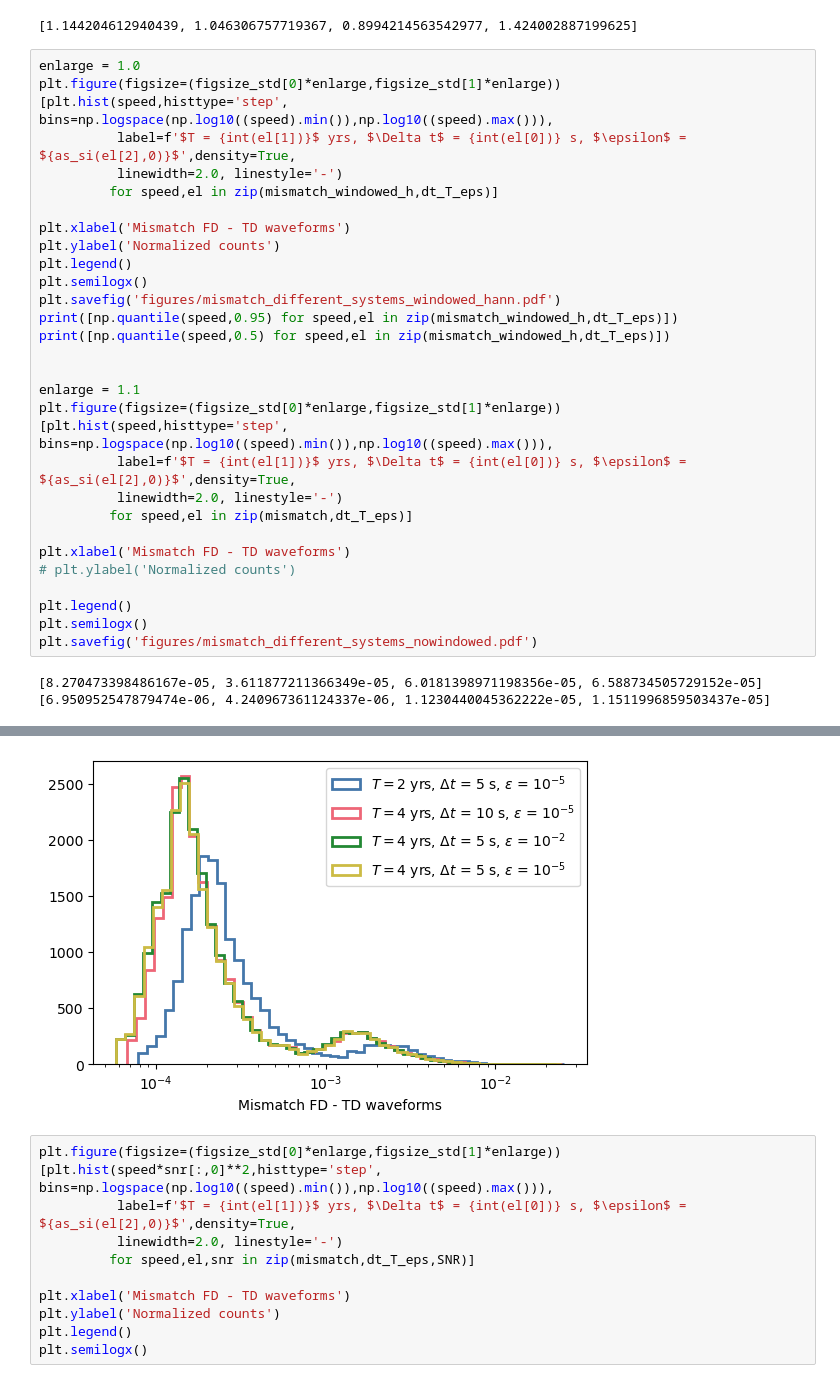
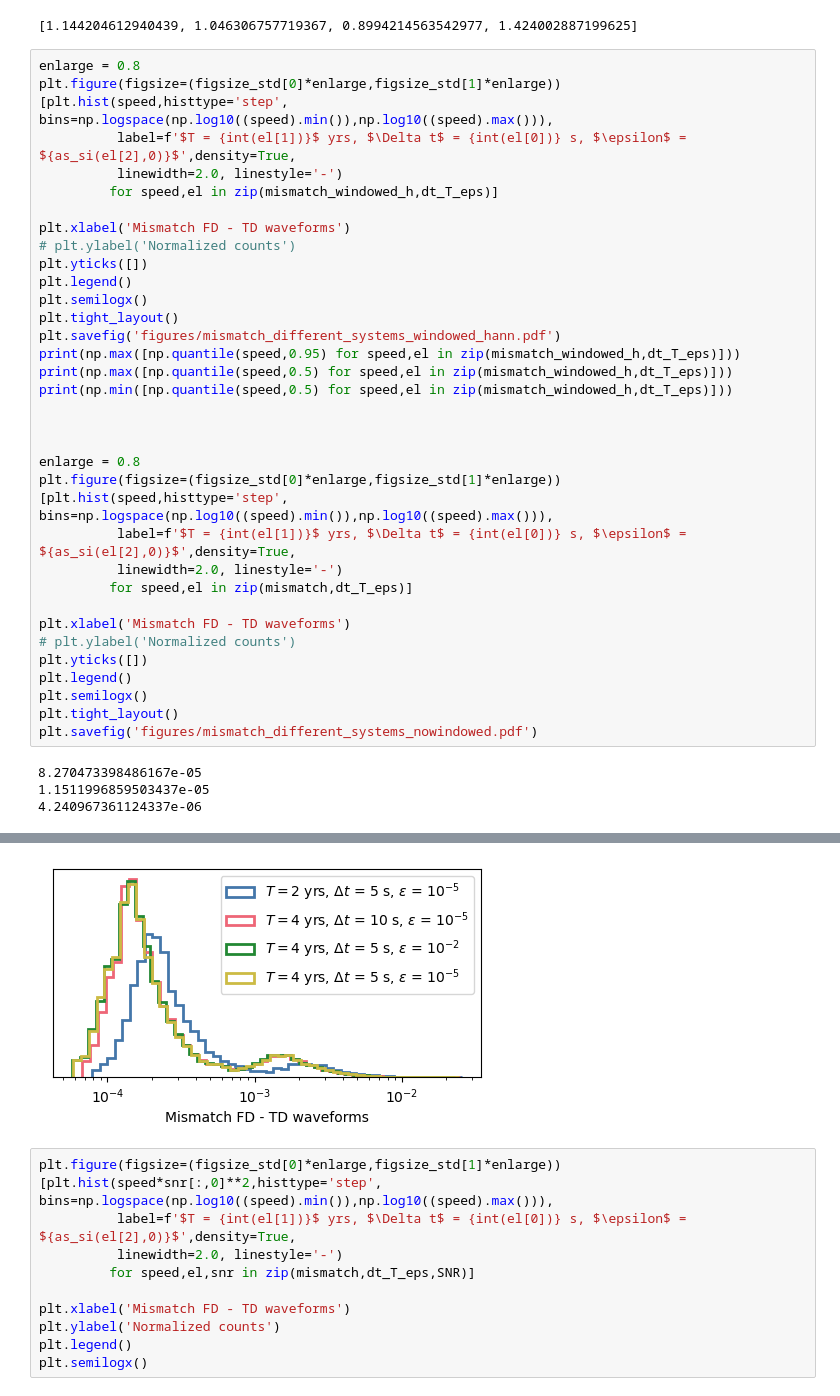
Before and after one commit to lorenzsp/EMRI_FrequencyDomainWaveforms, a Jupyter notebook: single_waveform_analysis.ipynb, the cells around one changed output, grey strips where cells are left out. Drawn from its saved outputs; the diff is of its cells as text.

```diff
--- a/single_waveform_analysis.ipynb
+++ b/single_waveform_analysis.ipynb
@@ -537,7 +538,7 @@ plt.savefig('figures/speed_different_systems.pdf')
 # %% [output]
 [1.144204612940439, 1.046306757719367, 0.8994214563542977, 1.424002887199625]
 # %%
-enlarge = 1.0
+enlarge = 0.8
 plt.figure(figsize=(figsize_std[0]*enlarge,figsize_std[1]*enlarge))
 [plt.hist(speed,histtype='step', bins=np.logspace(np.log10((speed).min()),np.log10((speed).max())),
           label=f'$T = {int(el[1])}$ yrs, $\Delta t$ = {int(el[0])} s, $\epsilon$ = ${as_si(el[2],0)}$',density=True,
@@ -545,15 +546,19 @@ plt.figure(figsize=(figsize_std[0]*enlarge,figsize_std[1]*enlarge))
          for speed,el in zip(mismatch_windowed_h,dt_T_eps)]
 
 plt.xlabel('Mismatch FD - TD waveforms')
-plt.ylabel('Normalized counts')
+# plt.ylabel('Normalized counts')
+plt.yticks([])
 plt.legend()
 plt.semilogx()
+plt.tight_layout()
 plt.savefig('figures/mismatch_different_systems_windowed_hann.pdf')
-print([np.quantile(speed,0.95) for speed,el in zip(mismatch_windowed_h,dt_T_eps)])
-print([np.quantile(speed,0.5) for speed,el in zip(mismatch_windowed_h,dt_T_eps)])
+print(np.max([np.quantile(speed,0.95) for speed,el in zip(mismatch_windowed_h,dt_T_eps)]))
+print(np.max([np.quantile(speed,0.5) for speed,el in zip(mismatch_windowed_h,dt_T_eps)]))
+print(np.min([np.quantile(speed,0.5) for speed,el in zip(mismatch_windowed_h,dt_T_eps)]))
 
 
-enlarge = 1.1
+
+enlarge = 0.8
 plt.figure(figsize=(figsize_std[0]*enlarge,figsize_std[1]*enlarge))
 [plt.hist(speed,histtype='step', bins=np.logspace(np.log10((speed).min()),np.log10((speed).max())),
           label=f'$T = {int(el[1])}$ yrs, $\Delta t$ = {int(el[0])} s, $\epsilon$ = ${as_si(el[2],0)}$',density=True,
@@ -562,10 +567,12 @@ plt.figure(figsize=(figsize_std[0]*enlarge,figsize_std[1]*enlarge))
 
 plt.xlabel('Mismatch FD - TD waveforms')
 # plt.ylabel('Normalized counts')
-
+plt.yticks([])
 plt.legend()
 plt.semilogx()
+plt.tight_layout()
 plt.savefig('figures/mismatch_different_systems_nowindowed.pdf')
 # %% [output]
-[8.270473398486167e-05, 3.611877211366349e-05, 6.0181398971198356e-05, 6.588734505729152e-05]
-[6.950952547879474e-06, 4.240967361124337e-06, 1.1230440045362222e-05, 1.1511996859503437e-05]
+8.270473398486167e-05
+1.1511996859503437e-05
+4.240967361124337e-06
@@ -573,4 +580,4 @@ plt.savefig('figures/mismatch_different_systems_nowindowed.pdf')
-[figure, old version]
+[figure, new version]
 # %%
 plt.figure(figsize=(figsize_std[0]*enlarge,figsize_std[1]*enlarge))
 [plt.hist(speed*snr[:,0]**2,histtype='step', bins=np.logspace(np.log10((speed).min()),np.log10((speed).max())),
```
Also changed, not shown: parts of 8 cells of this notebook, 5 other files.
